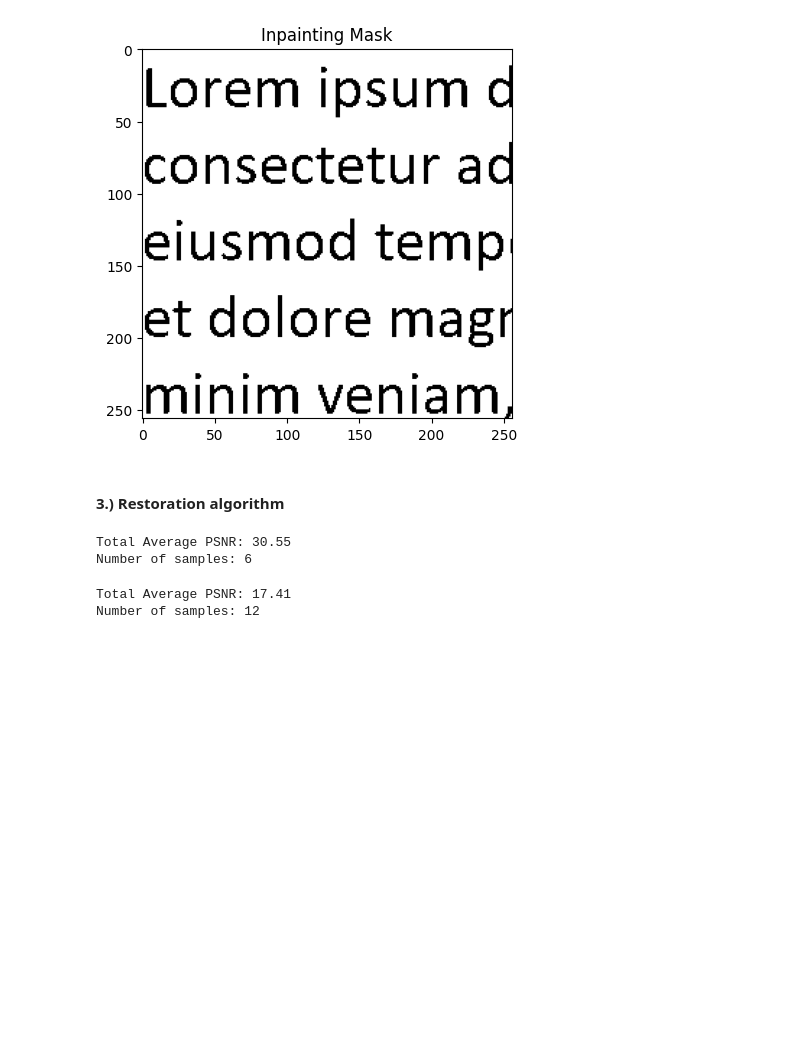
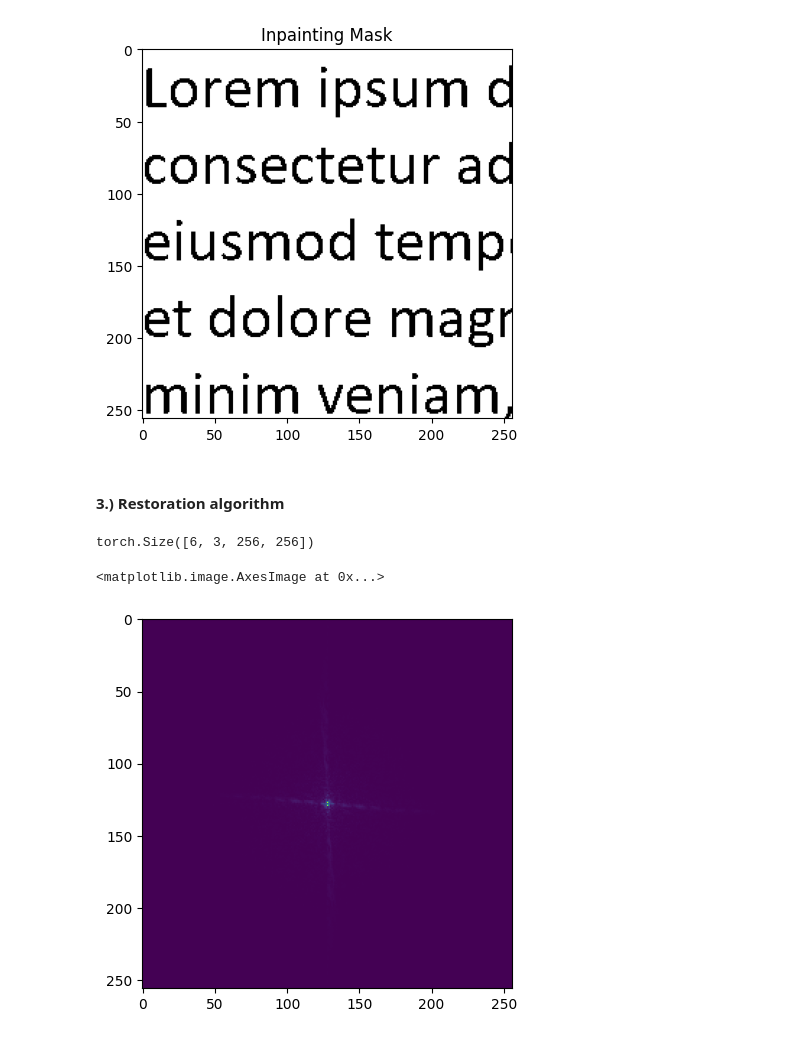
Before and after one commit to Colicho/dd2412, a Jupyter notebook: main.ipynb, the cells around one changed output. Cells and saved outputs as stored; diff of their text form; code cells hidden in the pictures; blank space fills up the shorter version.

```diff
--- a/main.ipynb
+++ b/main.ipynb
@@ -205,8 +313,8 @@ for x_orig, classes in tqdm.tqdm(val_loader):
 
     # only true for inpainting!
     pinv_y_0 = H_funcs.H_pinv(y_0).view(y_0.shape[0], config.data.channels, config.data.image_size, config.data.image_size)
-    pinv_y_0 += H_funcs.H_pinv(H_funcs.H(torch.ones_like(pinv_y_0))).reshape(*pinv_y_0.shape) - 1
 
+    #pinv_y_0 += H_funcs.H_pinv(H_funcs.H(torch.ones_like(pinv_y_0))).reshape(*pinv_y_0.shape) - 1
     for i in range(len(pinv_y_0)):
         tvu.save_image(
             inverse_data_transform(config, pinv_y_0[i]), os.path.join(args.image_folder, f"y0_{idx_so_far + i}.png")
@@ -214,6 +322,8 @@ for x_orig, classes in tqdm.tqdm(val_loader):
         tvu.save_image(
             inverse_data_transform(config, x_orig[i]), os.path.join(args.image_folder, f"orig_{idx_so_far + i}.png")
         )
+    continue
+    # for test purpose if FFT works
 
                 ##Begin DDIM
     x = torch.randn(
@@ -247,8 +357,12 @@ for x_orig, classes in tqdm.tqdm(val_loader):
     avg_psnr = avg_psnr / (idx_so_far - idx_init)
     print("Total Average PSNR: %.2f" % avg_psnr)
     print("Number of samples: %d" % (idx_so_far - idx_init))
-# %% [output]
-Total Average PSNR: 30.55
-Number of samples: 6
-Total Average PSNR: 17.41
-Number of samples: 12
+# %%
+y_0_tmp.shape
+# %% [output]
+torch.Size([6, 3, 256, 256])
+# %%
+plt.imshow(y_0_tmp[0].mean(axis = 0))
+# %% [output]
+<matplotlib.image.AxesImage at 0x...>
+[figure, added]
```
Also changed, not shown: parts of 19 cells of this notebook, 2 other files.
